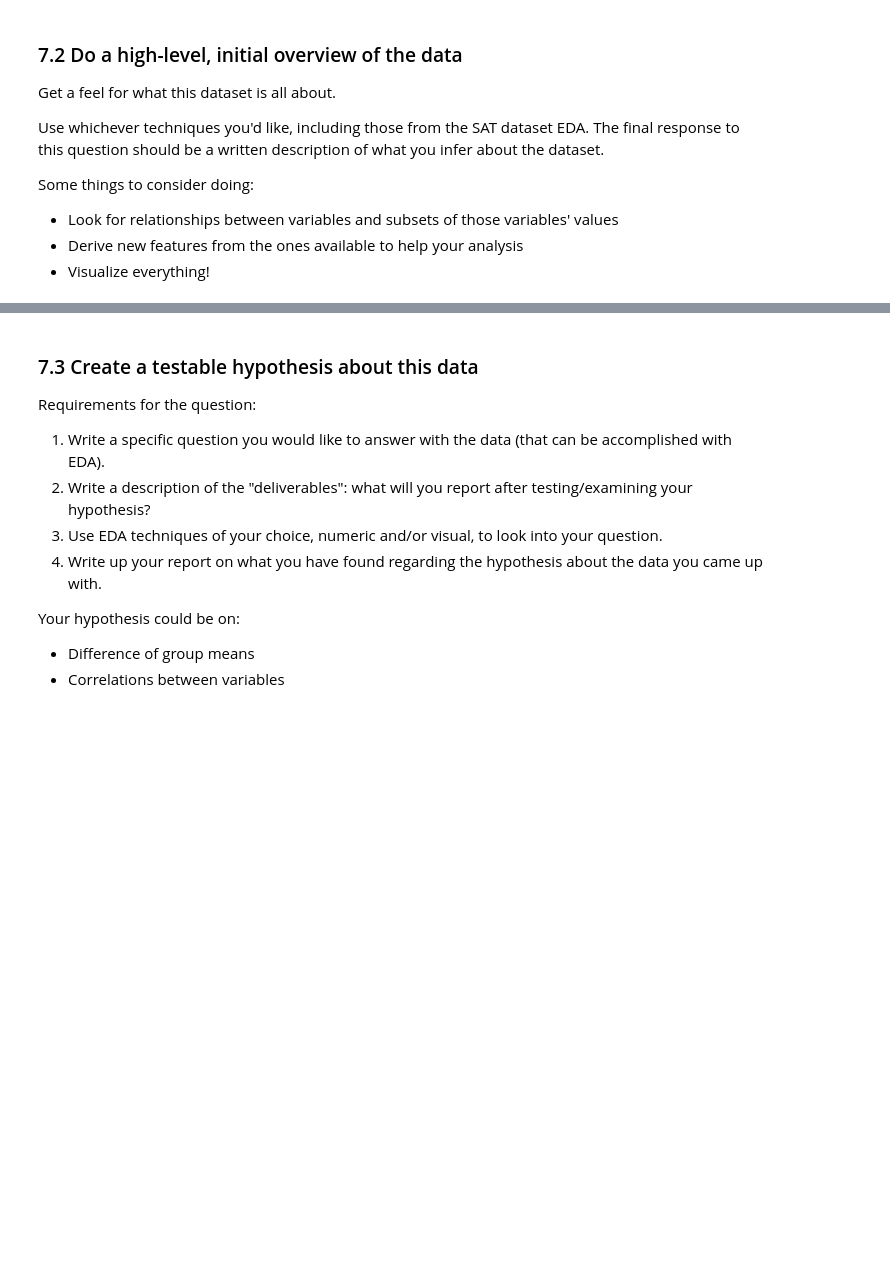
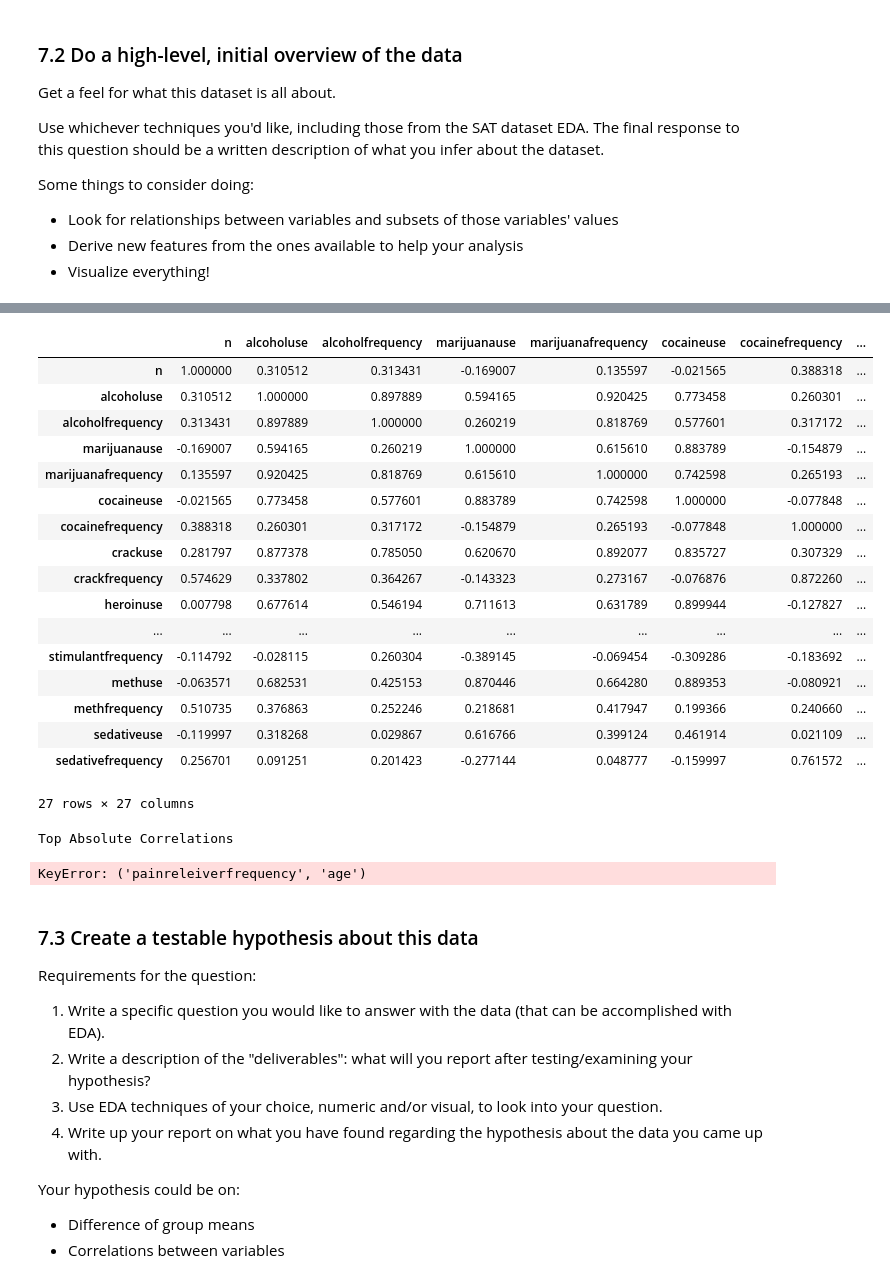
Before and after one commit to ivansim1989/Projects, a Jupyter notebook: DSI4_Project_2/project-02-v2-starter-code.ipynb, the cells around one changed output, grey strips where cells are left out. Saved outputs shown, nothing was run; the diff lists cells and outputs as text; code cells hidden in the pictures; blank space fills up the shorter version.

```diff
--- a/DSI4_Project_2/project-02-v2-starter-code.ipynb
+++ b/DSI4_Project_2/project-02-v2-starter-code.ipynb
@@ -562,0 +520,42 @@ Some things to consider doing:
+# %%
+df_drugs.corr()
+# %% [output]
+|  | n | alcoholuse | alcoholfrequency | marijuanause | marijuanafrequency | cocaineuse | cocainefrequency | ... |
+| n | 1.000000 | 0.310512 | 0.313431 | -0.169007 | 0.135597 | -0.021565 | 0.388318 | ... |
+| alcoholuse | 0.310512 | 1.000000 | 0.897889 | 0.594165 | 0.920425 | 0.773458 | 0.260301 | ... |
+| alcoholfrequency | 0.313431 | 0.897889 | 1.000000 | 0.260219 | 0.818769 | 0.577601 | 0.317172 | ... |
+| marijuanause | -0.169007 | 0.594165 | 0.260219 | 1.000000 | 0.615610 | 0.883789 | -0.154879 | ... |
+| marijuanafrequency | 0.135597 | 0.920425 | 0.818769 | 0.615610 | 1.000000 | 0.742598 | 0.265193 | ... |
+| cocaineuse | -0.021565 | 0.773458 | 0.577601 | 0.883789 | 0.742598 | 1.000000 | -0.077848 | ... |
+| cocainefrequency | 0.388318 | 0.260301 | 0.317172 | -0.154879 | 0.265193 | -0.077848 | 1.000000 | ... |
+| crackuse | 0.281797 | 0.877378 | 0.785050 | 0.620670 | 0.892077 | 0.835727 | 0.307329 | ... |
+| crackfrequency | 0.574629 | 0.337802 | 0.364267 | -0.143323 | 0.273167 | -0.076876 | 0.872260 | ... |
+| heroinuse | 0.007798 | 0.677614 | 0.546194 | 0.711613 | 0.631789 | 0.899944 | -0.127827 | ... |
+| ... | ... | ... | ... | ... | ... | ... | ... | ... |
+| stimulantfrequency | -0.114792 | -0.028115 | 0.260304 | -0.389145 | -0.069454 | -0.309286 | -0.183692 | ... |
+| methuse | -0.063571 | 0.682531 | 0.425153 | 0.870446 | 0.664280 | 0.889353 | -0.080921 | ... |
+| methfrequency | 0.510735 | 0.376863 | 0.252246 | 0.218681 | 0.417947 | 0.199366 | 0.240660 | ... |
+| sedativeuse | -0.119997 | 0.318268 | 0.029867 | 0.616766 | 0.399124 | 0.461914 | 0.021109 | ... |
+| sedativefrequency | 0.256701 | 0.091251 | 0.201423 | -0.277144 | 0.048777 | -0.159997 | 0.761572 | ... |
+27 rows × 27 columns
+# %%
+def get_redundant_pairs(df):
+    '''Get diagonal and lower triangular pairs of correlation matrix'''
+    pairs_to_drop = set()
+    cols = df.columns
+    for i in range(0, df.shape[1]):
+        for j in range(0, i+1):
+            pairs_to_drop.add((cols[i], cols[j]))
+    return pairs_to_drop
+
+def get_top_abs_correlations(df, n=5):
+    au_corr = df.corr().abs().unstack()
+    labels_to_drop = get_redundant_pairs(df)
+    au_corr = au_corr.drop(labels=labels_to_drop).sort_values(ascending=False)
+    return au_corr[0:n]
+
+print("Top Absolute Correlations")
+print(get_top_abs_correlations(df_drugs, 5))
+# %% [output]
+Top Absolute Correlations
+KeyError: ('painreleiverfrequency', 'age')
```
Also changed, not shown: parts of 41 cells of this notebook.
